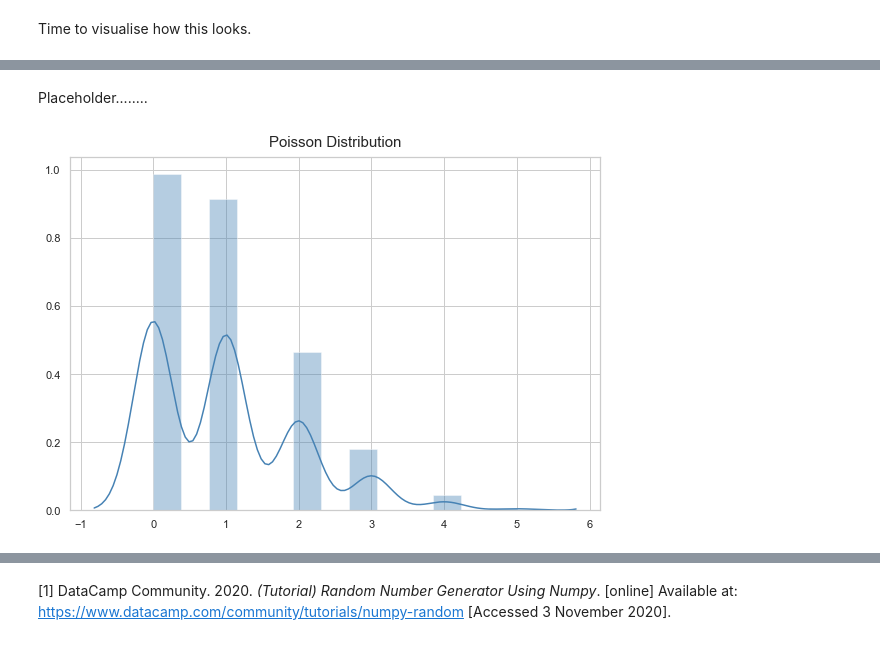
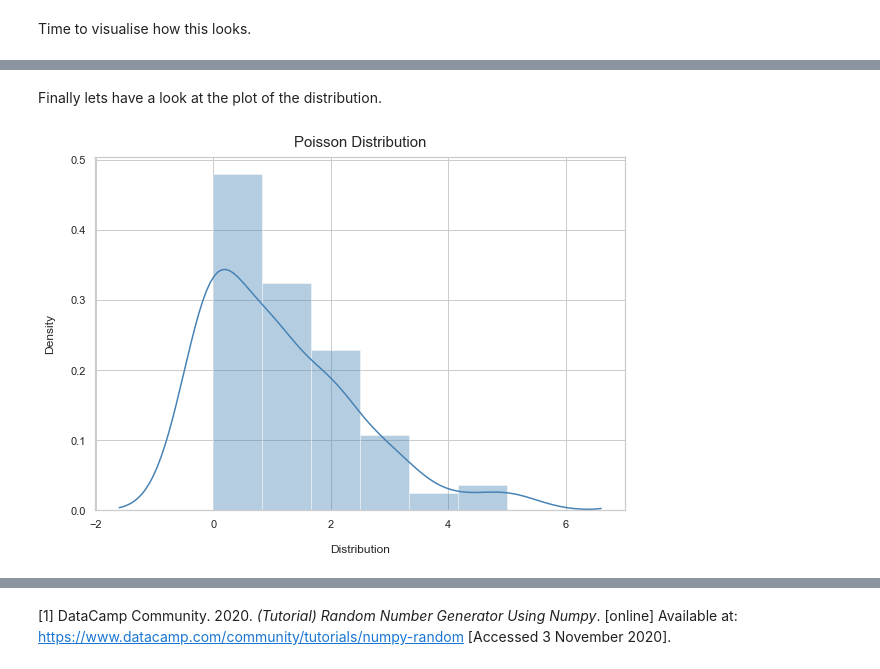
Before and after one commit to Munster2020/HDIP_CSDA_COMP08050_ASSIGNMENT, a Jupyter notebook: assignment2020.ipynb, the cells around one changed output, grey strips where cells are left out. Cells and saved outputs as stored; diff of their text form; code cells hidden in the pictures.

```diff
--- a/assignment2020.ipynb
+++ b/assignment2020.ipynb
@@ -313,6 +339,6 @@ Placeholder..........................
 # %%
 #create the variables and assign them
-x = np.random.poisson(1, 1000)
+x = np.random.default_rng().poisson(1, 100)
 
 # print the array
 print("Poisson distribution:\n",x)
@@ -337,13 +350,15 @@ Poisson distribution:
-# %% [markdown]
-Placeholder........
+# %% [markdown]
+Finally lets have a look at the plot of the distribution.
 # %%
 # visualisation styling code
 sns.set(rc={'figure.figsize':(9.5, 6.5)})
 sns.set_context('notebook')
 sns.set_style("whitegrid")
 
 #
 sns.distplot(x, kde=True, color='steelblue')
+plt.xlabel("Distribution", labelpad=15)
+plt.ylabel("Density", labelpad=15);
 plt.title("Poisson Distribution", fontsize=15, y=1.012);
 # %% [output]
-[figure, old version]
+[figure, new version]
```
Also changed, not shown: parts of 41 cells of this notebook, 1 other file.
